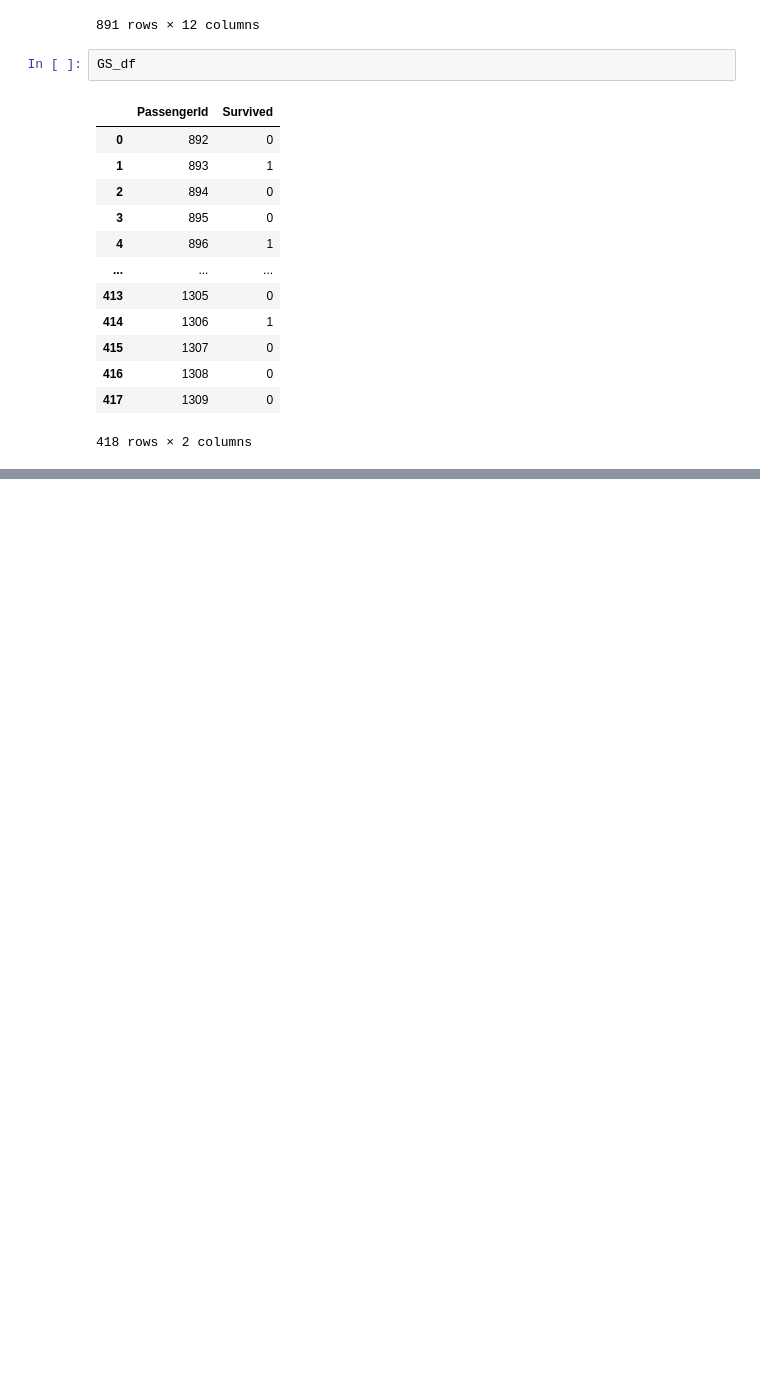
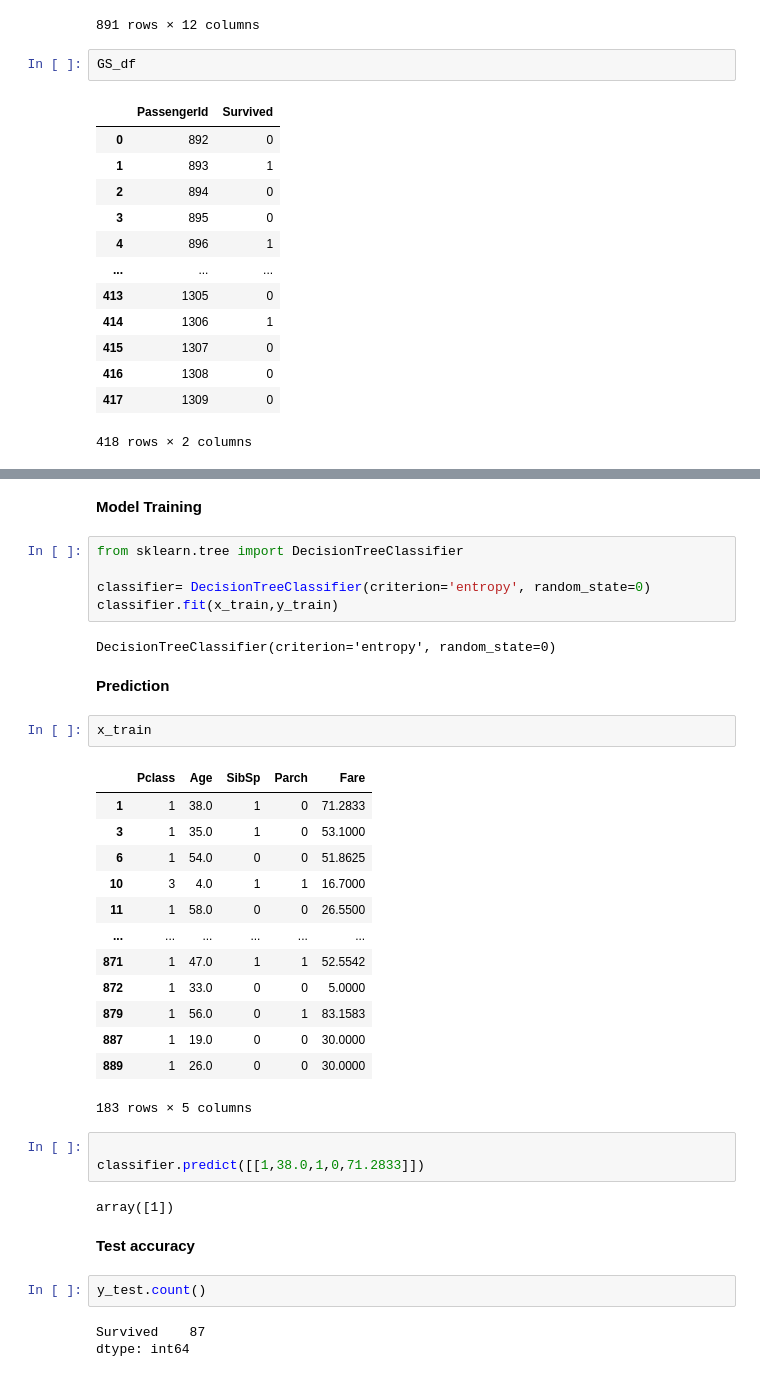
Before and after one commit to DEVANSARAVANAN/ML-End2End-Project, a Jupyter notebook: titanic-123.ipynb, the cells around one changed output, grey strips where cells are left out. Cells and saved outputs as stored; diff of their text form; blank space fills up the shorter version.

```diff
--- a/titanic-123.ipynb
+++ b/titanic-123.ipynb
@@ -90,0 +156,39 @@ st_x= StandardScaler()
+# %% [markdown]
+**Model Training**
+# %%
+from sklearn.tree import DecisionTreeClassifier
+
+classifier= DecisionTreeClassifier(criterion='entropy', random_state=0)
+classifier.fit(x_train,y_train)
+# %% [output]
+DecisionTreeClassifier(criterion='entropy', random_state=0)
+# %% [markdown]
+**Prediction**
+# %%
+x_train
+# %% [output]
+|  | Pclass | Age | SibSp | Parch | Fare |
+| 1 | 1 | 38.0 | 1 | 0 | 71.2833 |
+| 3 | 1 | 35.0 | 1 | 0 | 53.1000 |
+| 6 | 1 | 54.0 | 0 | 0 | 51.8625 |
+| 10 | 3 | 4.0 | 1 | 1 | 16.7000 |
+| 11 | 1 | 58.0 | 0 | 0 | 26.5500 |
+| ... | ... | ... | ... | ... | ... |
+| 871 | 1 | 47.0 | 1 | 1 | 52.5542 |
+| 872 | 1 | 33.0 | 0 | 0 | 5.0000 |
+| 879 | 1 | 56.0 | 0 | 1 | 83.1583 |
+| 887 | 1 | 19.0 | 0 | 0 | 30.0000 |
+| 889 | 1 | 26.0 | 0 | 0 | 30.0000 |
+183 rows × 5 columns
+# %%
+
+classifier.predict([[1,38.0,1,0,71.2833]])
+# %% [output]
+array([1])
+# %% [markdown]
+**Test accuracy**
+# %%
+y_test.count()
+# %% [output]
+Survived    87
+dtype: int64
```
Also changed, not shown: parts of 19 cells of this notebook.
